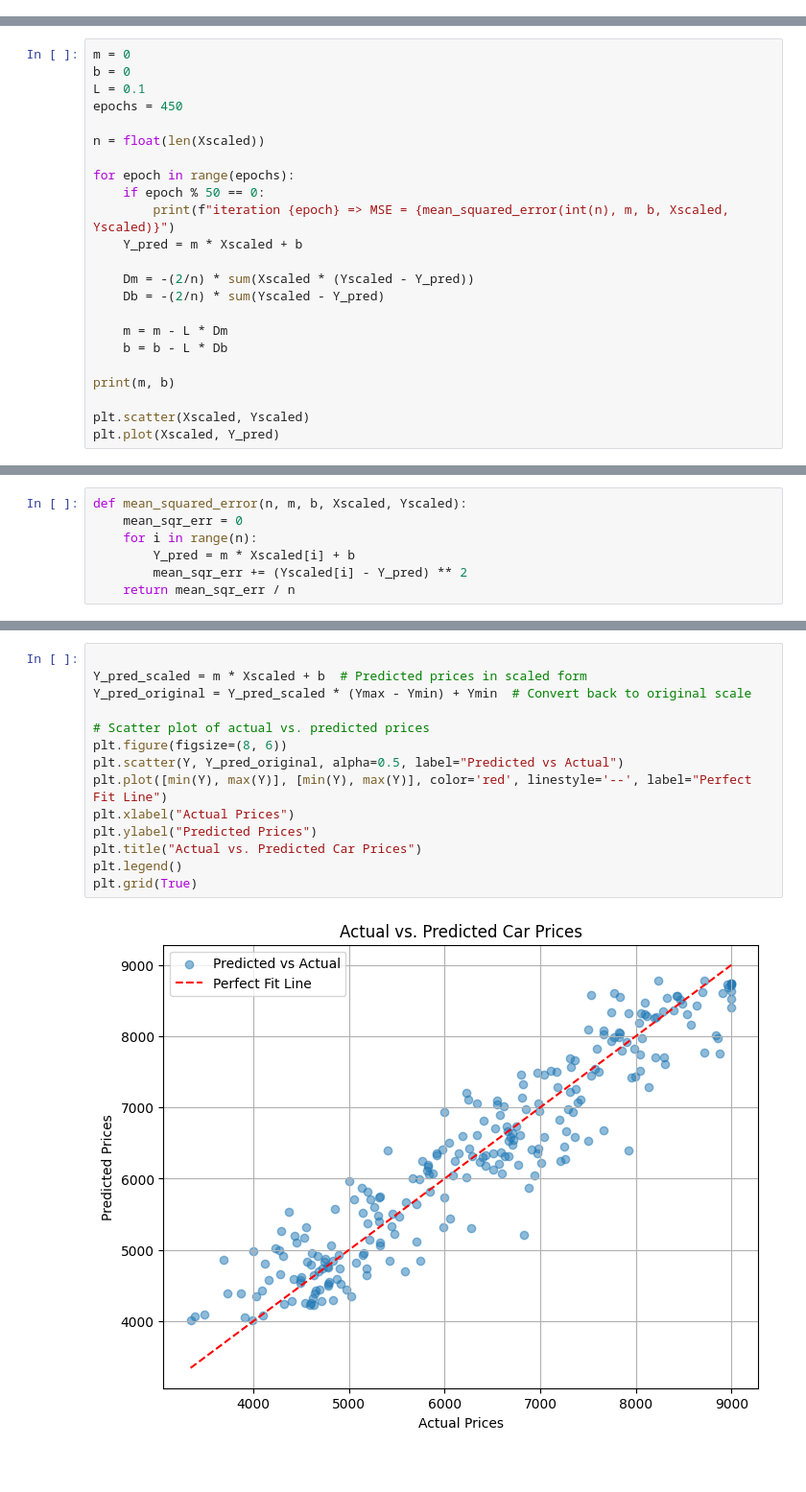
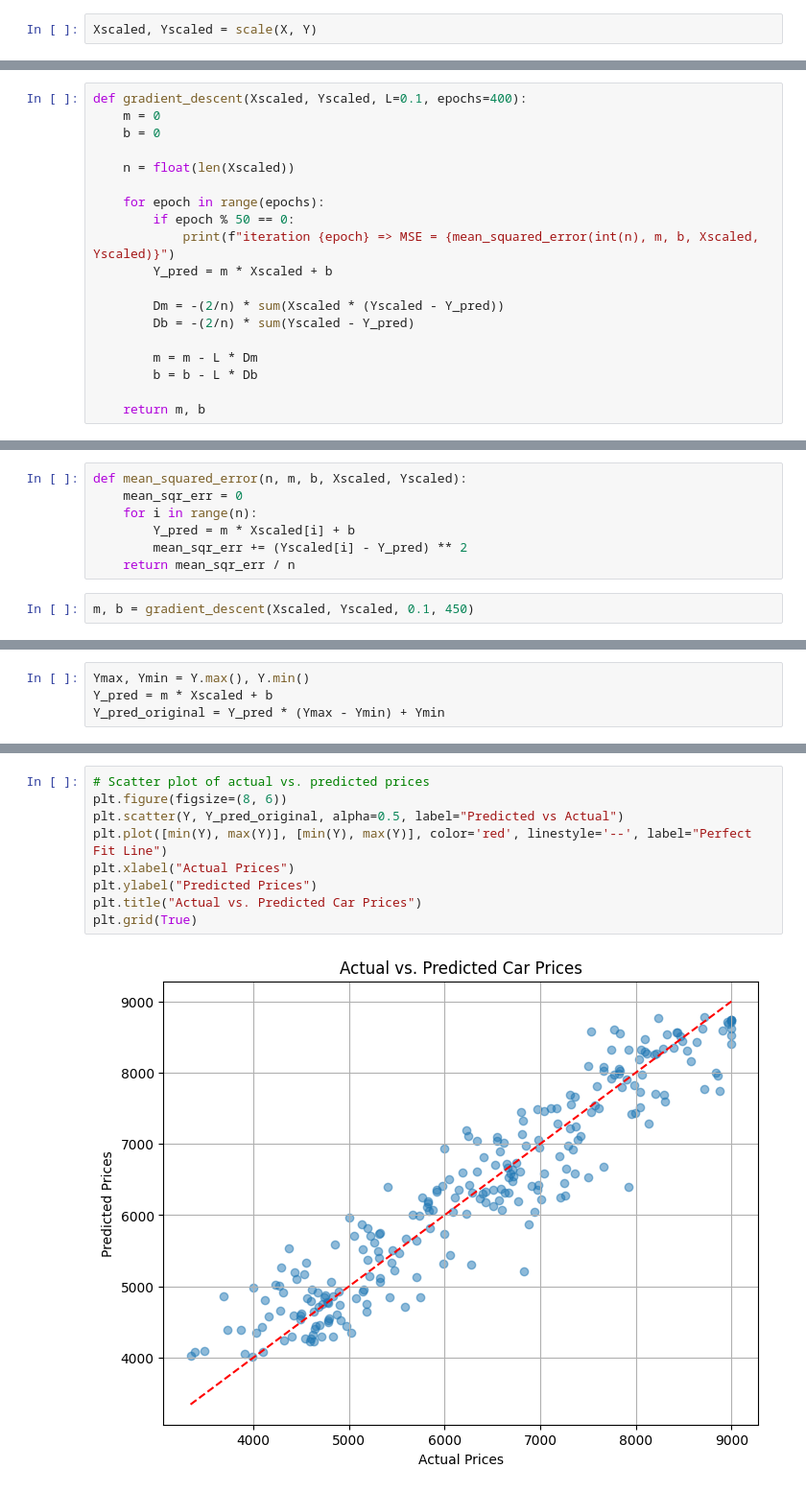
Before and after one commit to ioulasri/Linear_regression, a Jupyter notebook: main.ipynb, the cells around one changed output, grey strips where cells are left out. Shown at 96% size. Cells and saved outputs as stored; diff of their text form; blank space fills up the shorter version.

```diff
--- a/main.ipynb
+++ b/main.ipynb
@@ -88,3 +88,5 @@ Yscaled = (Y - Ymin) / (Ymax - Ymin)
+# %%
+Xscaled, Yscaled = scale(X, Y)
 # %%
 plt.scatter(Xscaled, Yscaled)
 # %% [output]
@@ -98,25 +100,21 @@ def mean_squared_error(n, m, b, Xscaled, Yscaled):
         mean_sqr_err += (Yscaled[i] - Y_pred) ** 2
     return mean_sqr_err / n
 # %%
-m = 0
-b = 0
-L = 0.1
-epochs = 450
+def gradient_descent(Xscaled, Yscaled, L=0.1, epochs=400):
+    m = 0
+    b = 0
 
-n = float(len(Xscaled))
+    n = float(len(Xscaled))
 
-for epoch in range(epochs):
-    if epoch % 50 == 0:
-        print(f"iteration {epoch} => MSE = {mean_squared_error(int(n), m, b, Xscaled, Yscaled)}")
-    Y_pred = m * Xscaled + b
+    for epoch in range(epochs):
+        if epoch % 50 == 0:
+            print(f"iteration {epoch} => MSE = {mean_squared_error(int(n), m, b, Xscaled, Yscaled)}")
+        Y_pred = m * Xscaled + b
 
-    Dm = -(2/n) * sum(Xscaled * (Yscaled - Y_pred))
-    Db = -(2/n) * sum(Yscaled - Y_pred)
+        Dm = -(2/n) * sum(Xscaled * (Yscaled - Y_pred))
+        Db = -(2/n) * sum(Yscaled - Y_pred)
 
-    m = m - L * Dm
-    b = b - L * Db
+        m = m - L * Dm
+        b = b - L * Db
 
-print(m, b)
-
-plt.scatter(Xscaled, Yscaled)
-plt.plot(Xscaled, Y_pred)
+    return m, b
@@ -140,3 +125,5 @@ def mean_squared_error(n, m, b, Xscaled, Yscaled):
         Y_pred = m * Xscaled[i] + b
         mean_sqr_err += (Yscaled[i] - Y_pred) ** 2
     return mean_sqr_err / n
+# %%
+m, b = gradient_descent(Xscaled, Yscaled, 0.1, 450)
@@ -167,0 +152,4 @@ Mean Absolute Error: 387.7404441205639
+# %%
+Ymax, Ymin = Y.max(), Y.min()
+Y_pred = m * Xscaled + b
+Y_pred_original = Y_pred * (Ymax - Ymin) + Ymin
@@ -168,16 +168,11 @@ Mean Absolute Error: 387.7404441205639
 # %%
-
-Y_pred_scaled = m * Xscaled + b  # Predicted prices in scaled form
-Y_pred_original = Y_pred_scaled * (Ymax - Ymin) + Ymin  # Convert back to original scale
-
 # Scatter plot of actual vs. predicted prices
 plt.figure(figsize=(8, 6))
 plt.scatter(Y, Y_pred_original, alpha=0.5, label="Predicted vs Actual")
 plt.plot([min(Y), max(Y)], [min(Y), max(Y)], color='red', linestyle='--', label="Perfect Fit Line")
 plt.xlabel("Actual Prices")
 plt.ylabel("Predicted Prices")
 plt.title("Actual vs. Predicted Car Prices")
-plt.legend()
 plt.grid(True)
 # %% [output]
-[figure, old version]
+[figure, new version]
```
Also changed, not shown: parts of 13 cells of this notebook.
